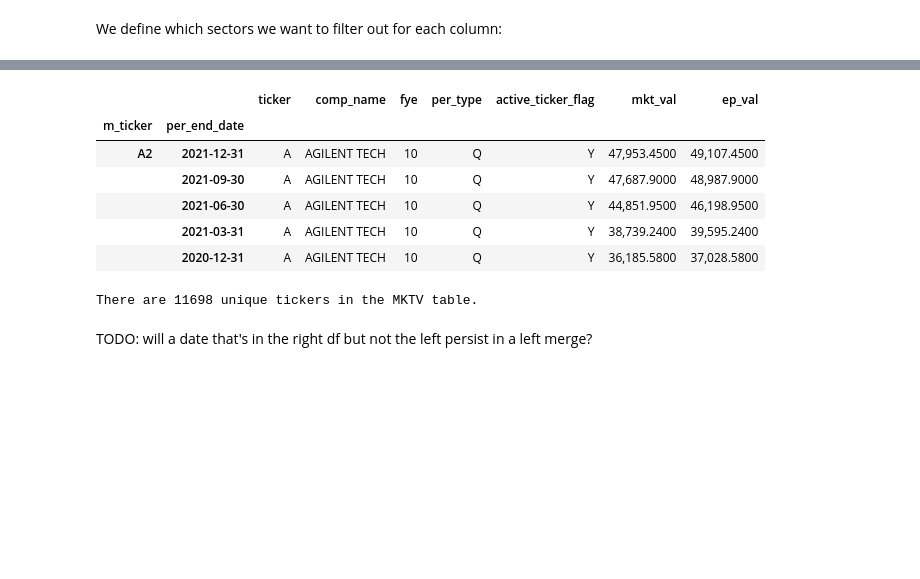
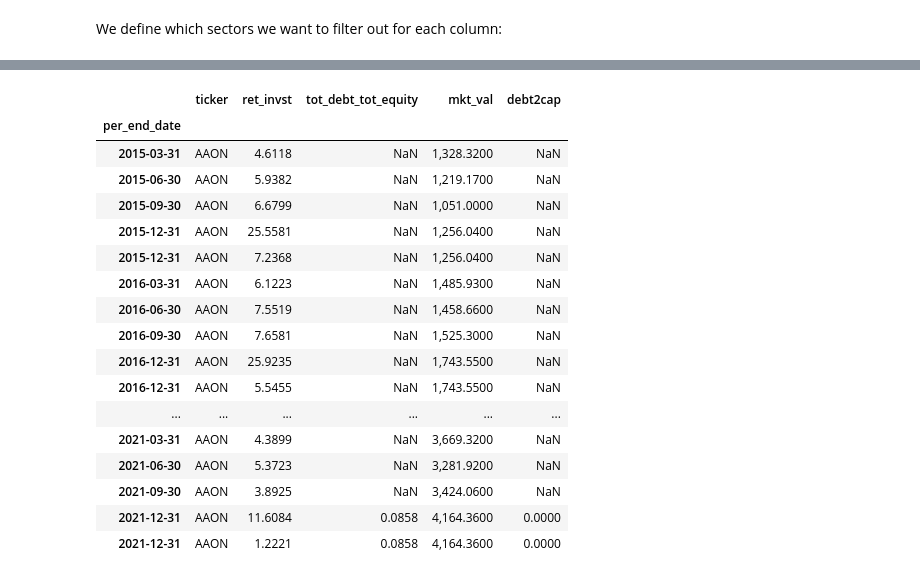
Before and after one commit to ethho/finm-33150, a Jupyter notebook: 20230126_hw3_ho_ethan_12350006.ipynb, the cells around one changed output, grey strips where cells are left out. Saved outputs shown, nothing was run; the diff lists cells and outputs as text; code cells hidden in the pictures; blank space fills up the shorter version.

```diff
--- a/20230126_hw3_ho_ethan_12350006.ipynb
+++ b/20230126_hw3_ho_ethan_12350006.ipynb
@@ -273,20 +318,24 @@ There are 11698 unique tickers in the FR table.
-# %%
-mktv = pd.read_csv(*glob('data/zacks_mktv/*.csv'))
-mktv['per_end_date'] = pd.to_datetime(mktv['per_end_date'])
-mktv.sort_values(by='per_end_date')
-mktv.set_index(['m_ticker', 'per_end_date'], inplace=True)
-mktv.head()
-# %% [output]
-|  |  | ticker | comp_name | fye | per_type | active_ticker_flag | mkt_val | ep_val |
-| m_ticker | per_end_date |  |  |  |  |  |  |  |
-| A2 | 2021-12-31 | A | AGILENT TECH | 10 | Q | Y | 47,953.4500 | 49,107.4500 |
-|  | 2021-09-30 | A | AGILENT TECH | 10 | Q | Y | 47,687.9000 | 48,987.9000 |
-|  | 2021-06-30 | A | AGILENT TECH | 10 | Q | Y | 44,851.9500 | 46,198.9500 |
-|  | 2021-03-31 | A | AGILENT TECH | 10 | Q | Y | 38,739.2400 | 39,595.2400 |
-|  | 2020-12-31 | A | AGILENT TECH | 10 | Q | Y | 36,185.5800 | 37,028.5800 |
-# %%
-print(f"There are {fr.index.get_level_values(0).unique().size} unique tickers in the MKTV table.")
-# %% [output]
-There are 11698 unique tickers in the MKTV table.
-# %% [markdown]
-TODO: will a date that's in the right df but not the left persist in a left merge?
+# %%
+fr_mktv = fr.merge(mktv['mkt_val'], how='outer', left_index=True, right_index=True)
+fr_mktv['debt2cap'] = fr_mktv['tot_debt_tot_equity'] / fr_mktv['mkt_val']
+# %%
+fr_mktv.loc['#AAO']
+# %% [output]
+|  | ticker | ret_invst | tot_debt_tot_equity | mkt_val | debt2cap |
+| per_end_date |  |  |  |  |  |
+| 2015-03-31 | AAON | 4.6118 | NaN | 1,328.3200 | NaN |
+| 2015-06-30 | AAON | 5.9382 | NaN | 1,219.1700 | NaN |
+| 2015-09-30 | AAON | 6.6799 | NaN | 1,051.0000 | NaN |
+| 2015-12-31 | AAON | 25.5581 | NaN | 1,256.0400 | NaN |
+| 2015-12-31 | AAON | 7.2368 | NaN | 1,256.0400 | NaN |
+| 2016-03-31 | AAON | 6.1223 | NaN | 1,485.9300 | NaN |
+| 2016-06-30 | AAON | 7.5519 | NaN | 1,458.6600 | NaN |
+| 2016-09-30 | AAON | 7.6581 | NaN | 1,525.3000 | NaN |
+| 2016-12-31 | AAON | 25.9235 | NaN | 1,743.5500 | NaN |
+| 2016-12-31 | AAON | 5.5455 | NaN | 1,743.5500 | NaN |
+| ... | ... | ... | ... | ... | ... |
+| 2021-03-31 | AAON | 4.3899 | NaN | 3,669.3200 | NaN |
+| 2021-06-30 | AAON | 5.3723 | NaN | 3,281.9200 | NaN |
+| 2021-09-30 | AAON | 3.8925 | NaN | 3,424.0600 | NaN |
+| 2021-12-31 | AAON | 11.6084 | 0.0858 | 4,164.3600 | 0.0000 |
+| 2021-12-31 | AAON | 1.2221 | 0.0858 | 4,164.3600 | 0.0000 |
```
Also changed, not shown: parts of 26 cells of this notebook.
